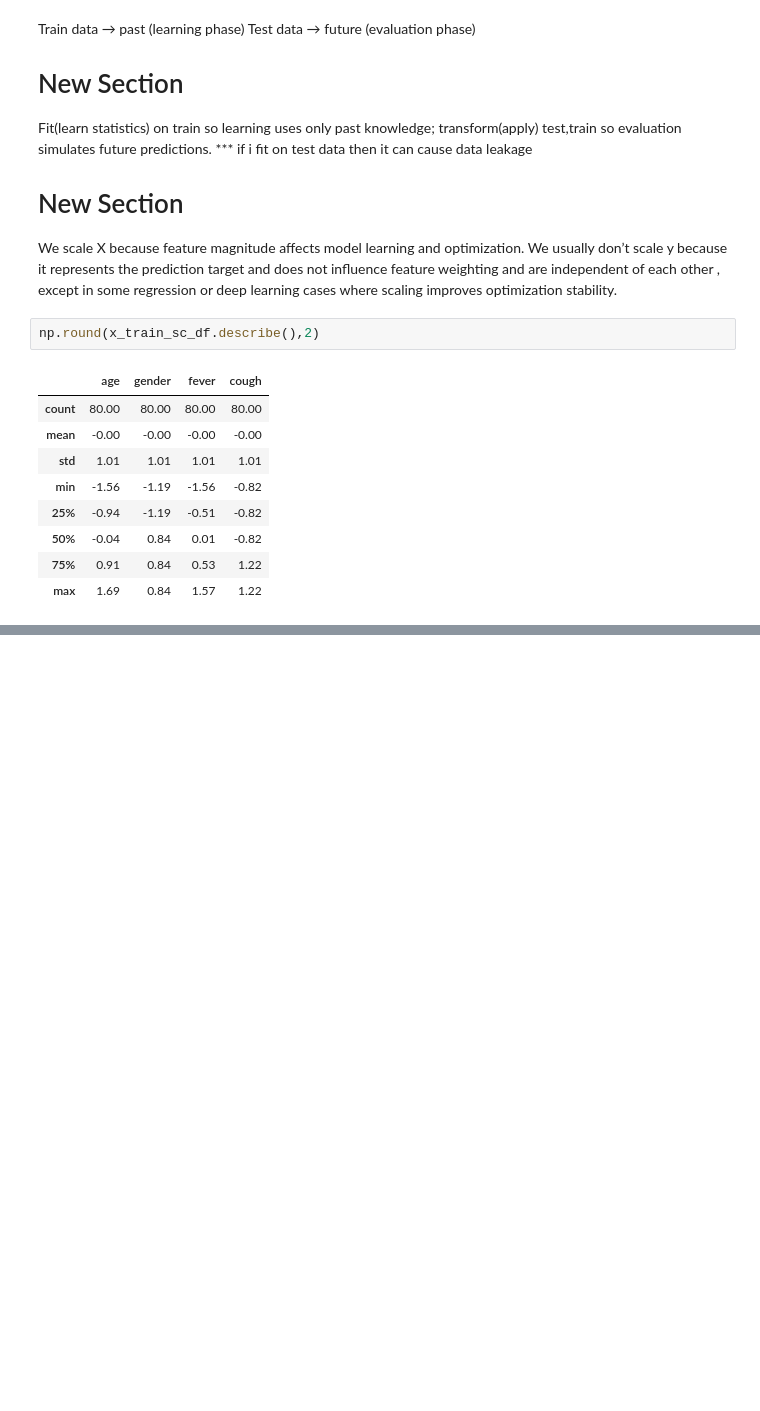
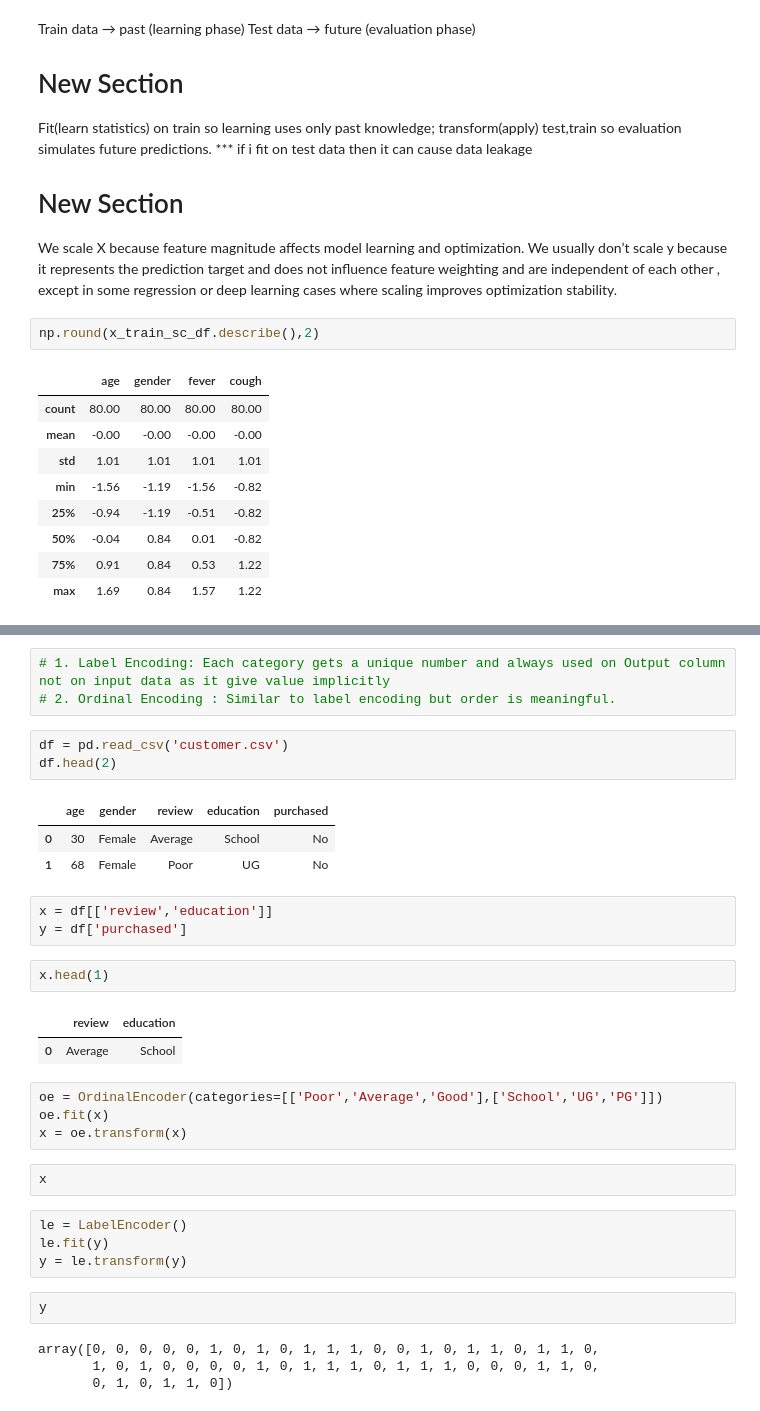
Before and after one commit to saransh437/Feature_engineering, a Jupyter notebook: feature_eng_process.ipynb, the cells around one changed output, grey strips where cells are left out. Drawn from its saved outputs; the diff is of its cells as text; blank space fills up the shorter version.

```diff
--- a/feature_eng_process.ipynb
+++ b/feature_eng_process.ipynb
@@ -130,0 +156,34 @@ np.round(x_train_sc_df.describe(),2)
+# %%
+# 1. Label Encoding: Each category gets a unique number and always used on Output column not on input data as it give value implicitly
+# 2. Ordinal Encoding : Similar to label encoding but order is meaningful.
+# %%
+df = pd.read_csv('customer.csv')
+df.head(2)
+# %% [output]
+|  | age | gender | review | education | purchased |
+| 0 | 30 | Female | Average | School | No |
+| 1 | 68 | Female | Poor | UG | No |
+# %%
+x = df[['review','education']]
+y = df['purchased']
+# %%
+x.head(1)
+# %% [output]
+|  | review | education |
+| 0 | Average | School |
+# %%
+oe = OrdinalEncoder(categories=[['Poor','Average','Good'],['School','UG','PG']])
+oe.fit(x)
+x = oe.transform(x)
+# %%
+x
+# %%
+le = LabelEncoder()
+le.fit(y)
+y = le.transform(y)
+# %%
+y
+# %% [output]
+array([0, 0, 0, 0, 0, 1, 0, 1, 0, 1, 1, 1, 0, 0, 1, 0, 1, 1, 0, 1, 1, 0,
+       1, 0, 1, 0, 0, 0, 0, 1, 0, 1, 1, 1, 0, 1, 1, 1, 0, 0, 0, 1, 1, 0,
+       0, 1, 0, 1, 1, 0])
```
Also changed, not shown: parts of 3 cells of this notebook.
